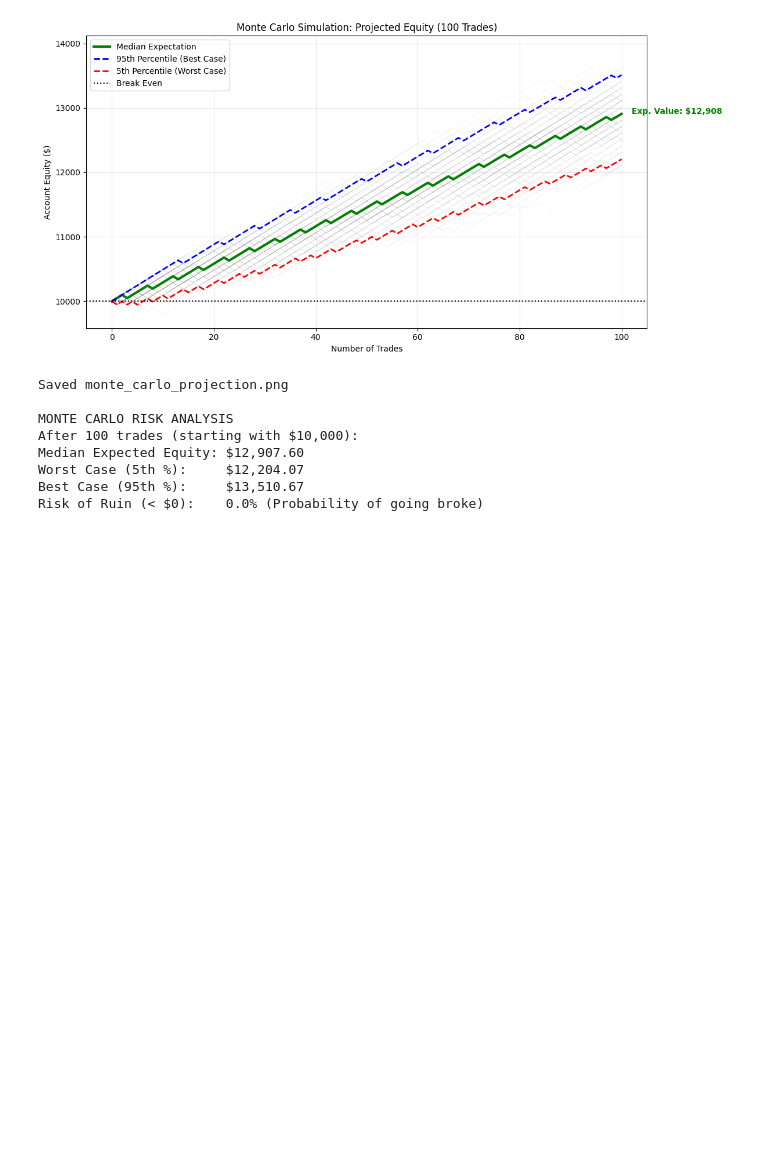
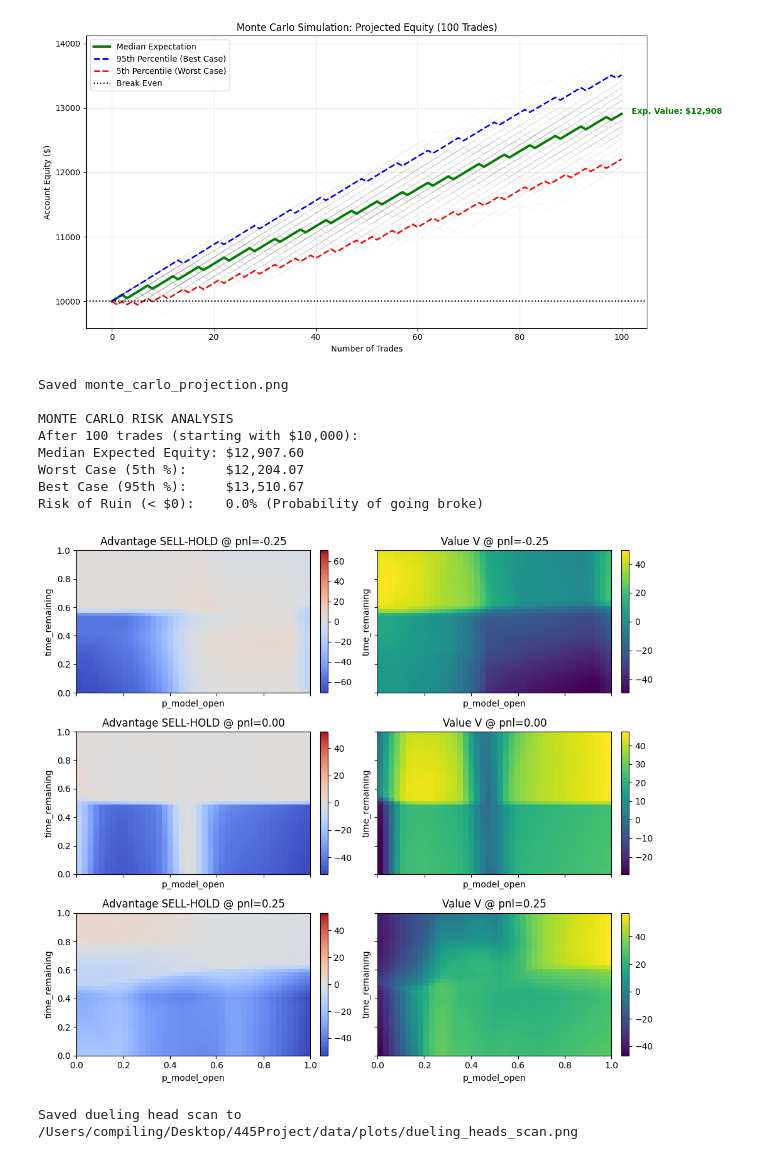
Before and after one commit to mackiannii/445Project, a Jupyter notebook: polymarket_btc/fun.ipynb, the cells around one changed output. Saved outputs shown, nothing was run; the diff lists cells and outputs as text; code cells hidden in the pictures; blank space fills up the shorter version.

```diff
--- a/polymarket_btc/fun.ipynb
+++ b/polymarket_btc/fun.ipynb
@@ -1861,3 +1861,71 @@ Median Expected Equity: $12,907.60
 Worst Case (5th %):     $12,204.07
 Best Case (95th %):     $13,510.67
 Risk of Ruin (< $0):    0.0% (Probability of going broke)
+# %%
+# Dueling heads "brain scan" (advantage/value surfaces)
+import torch
+import numpy as np
+import matplotlib.pyplot as plt
+from pathlib import Path
+
+@torch.no_grad()
+def dueling_scan(agent, p_grid=None, t_grid=None, pnl_grid=None):
+    p_grid = p_grid if p_grid is not None else np.linspace(0.0, 1.0, 41)
+    t_grid = t_grid if t_grid is not None else np.linspace(0.0, 1.0, 41)
+    pnl_grid = pnl_grid if pnl_grid is not None else [-0.25, 0.0, 0.25]
+    device = next(agent.q_net.parameters()).device
+    scans = []
+    for pnl in pnl_grid:
+        obs = np.stack(np.meshgrid(p_grid, t_grid, indexing='ij'), axis=-1)
+        pnl_plane = np.full(obs.shape[:2] + (1,), pnl, dtype=np.float32)
+        obs = np.concatenate([obs, pnl_plane], axis=-1).astype(np.float32)
+        obs_t = torch.as_tensor(obs.reshape(-1, 3), dtype=torch.float32, device=device)
+        q = agent.q_net(obs_t).cpu().numpy()
+        q = q.reshape(len(p_grid), len(t_grid), -1)
+        adv = q[..., 1] - q[..., 0]
+        val = q.mean(axis=-1)
+        scans.append((pnl, adv, val))
+    return scans, p_grid, t_grid
+
+scans, p_grid, t_grid = dueling_scan(agent)
+plot_dir = (DATA if 'DATA' in globals() else Path('data')) / 'plots'
+plot_dir.mkdir(parents=True, exist_ok=True)
+fig, axes = plt.subplots(len(scans), 2, figsize=(10, 3 * len(scans)), sharex=True, sharey=True)
+if len(scans) == 1:
+    axes = np.array([axes])
+for row, (pnl, adv, val) in zip(axes, scans):
+    lim = np.max(np.abs(adv)) + 1e-9
+    im0 = row[0].imshow(
+        adv.T,
+        origin='lower',
+        aspect='auto',
+        extent=[p_grid[0], p_grid[-1], t_grid[0], t_grid[-1]],
+        cmap='coolwarm',
+        vmin=-lim,
+        vmax=lim,
+    )
+    row[0].set_title(f'Advantage SELL-HOLD @ pnl={pnl:.2f}')
+    row[0].set_xlabel('p_model_open')
+    row[0].set_ylabel('time_remaining')
+    fig.colorbar(im0, ax=row[0], fraction=0.046, pad=0.04)
+
+    im1 = row[1].imshow(
+        val.T,
+        origin='lower',
+        aspect='auto',
+        extent=[p_grid[0], p_grid[-1], t_grid[0], t_grid[-1]],
+        cmap='viridis',
+    )
+    row[1].set_title(f'Value V @ pnl={pnl:.2f}')
+    row[1].set_xlabel('p_model_open')
+    row[1].set_ylabel('time_remaining')
+    fig.colorbar(im1, ax=row[1], fraction=0.046, pad=0.04)
+
+plt.tight_layout()
+scan_path = plot_dir / 'dueling_heads_scan.png'
+plt.savefig(scan_path, dpi=150)
+plt.show()
+print(f'Saved dueling head scan to {scan_path}')
+# %% [output]
+[figure, added]
+Saved dueling head scan to /Users/compiling/Desktop/445Project/data/plots/dueling_heads_scan.png
```
Also changed, not shown: parts of 1 cell of this notebook, 3 other files.
